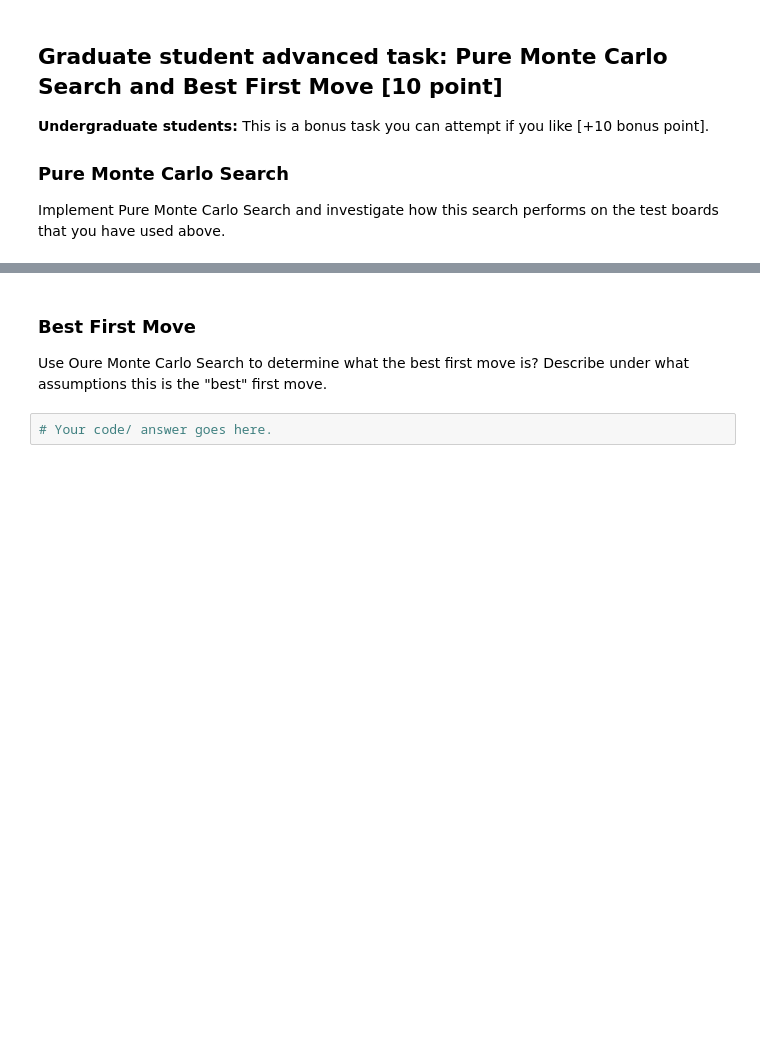
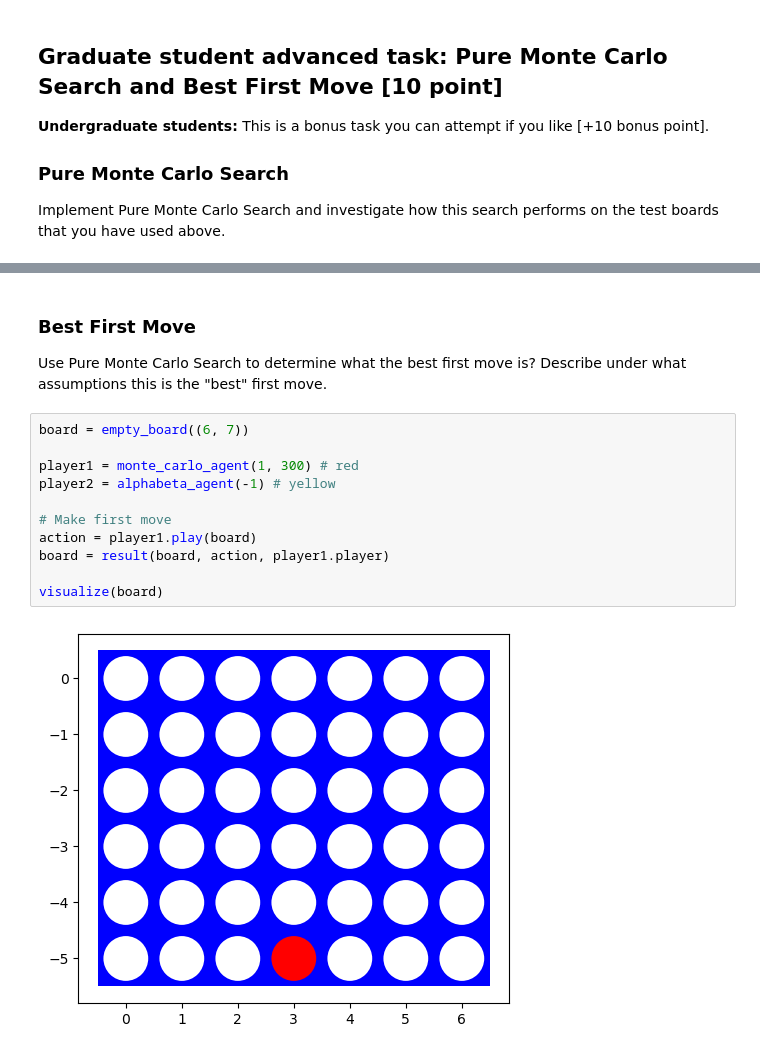
Before and after one commit to leilaniGegg/CS7320-ArtificialIntelligence, a Jupyter notebook: Assignment 5/assignment_connect4.ipynb, the cells around one changed output, grey strips where cells are left out. Drawn from its saved outputs; the diff is of its cells as text; blank space fills up the shorter version.

```diff
--- a/Assignment 5/assignment_connect4.ipynb
+++ b/Assignment 5/assignment_connect4.ipynb
@@ -1015,6 +1099,17 @@ Implement Pure Monte Carlo Search and investigate how this search performs on th
 # %% [markdown]
 ### Best First Move
 
-Use Oure Monte Carlo Search to determine what the best first move is? Describe under what assumptions this is the "best" first move.
+Use Pure Monte Carlo Search to determine what the best first move is? Describe under what assumptions this is the "best" first move.
-# %%
-# Your code/ answer goes here.
+# %%
+board = empty_board((6, 7))
+
+player1 = monte_carlo_agent(1, 300) # red
+player2 = alphabeta_agent(-1) # yellow
+
+# Make first move
+action = player1.play(board)
+board = result(board, action, player1.player)
+
+visualize(board)
+# %% [output]
+[figure, added]
```
Also changed, not shown: parts of 16 cells of this notebook.
